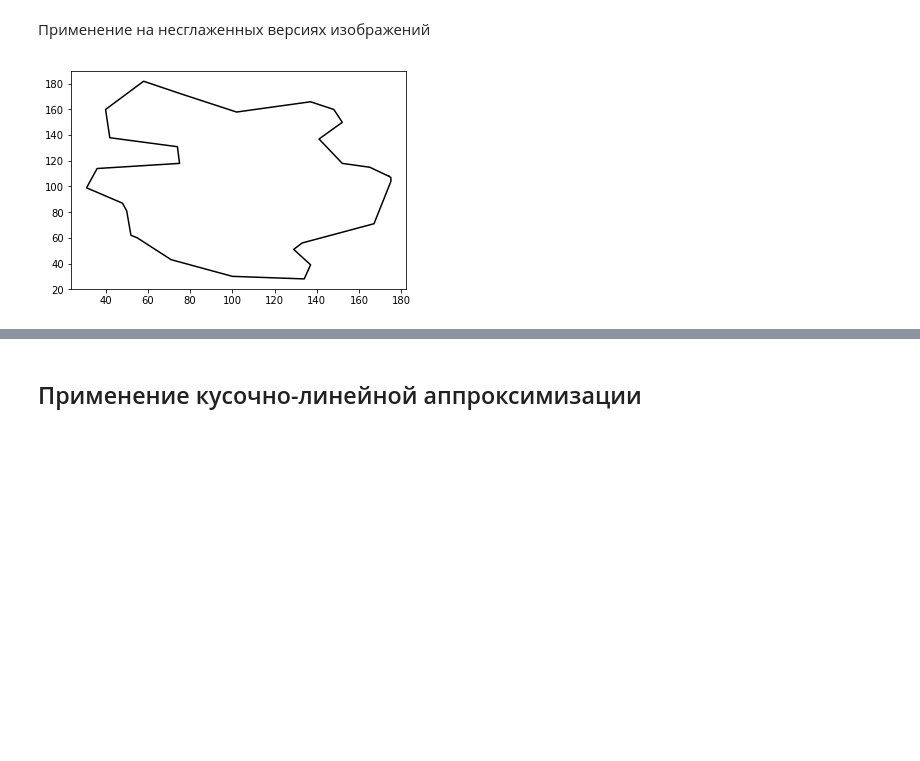
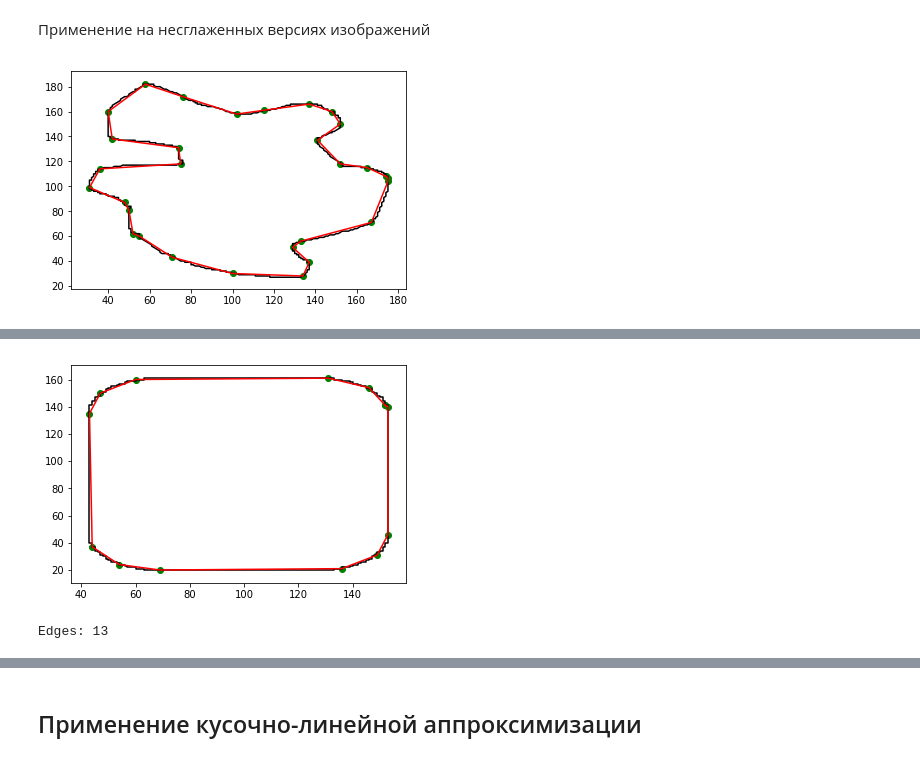
Before and after one commit to granilace/Polygonal-approximation, a Jupyter notebook: Main notebook.ipynb, the cells around one changed output, grey strips where cells are left out. Cells and saved outputs as stored; diff of their text form; code cells hidden in the pictures; blank space fills up the shorter version.

```diff
--- a/Main notebook.ipynb
+++ b/Main notebook.ipynb
@@ -225,10 +161,13 @@ Wall time: 303 ms
 # %% [markdown]
 Применение на несглаженных версиях изображений
 # %%
-%%time
 GS_first_hard_test = graph_search_approx(first_in_vec, epsilon=4)
-plot_curve(GS_first_hard_test)
+plot_curve(first_in_vec, GS_first_hard_test)
 print "Edges:", len(GS_first_hard_test) - 1
+
+GS_second_hard_test = graph_search_approx(second_in_vec, epsilon=2.8)
+plot_curve(second_in_vec, GS_second_hard_test)
+print "Edges:", len(GS_second_hard_test) - 1
 # %% [output]
-[figure, old version]
+[figure, new version]
 Edges: 30
@@ -236,0 +174,2 @@ Wall time: 1min
+[figure, added]
+Edges: 13
```
Also changed, not shown: parts of 60 cells of this notebook, 1 other file.
